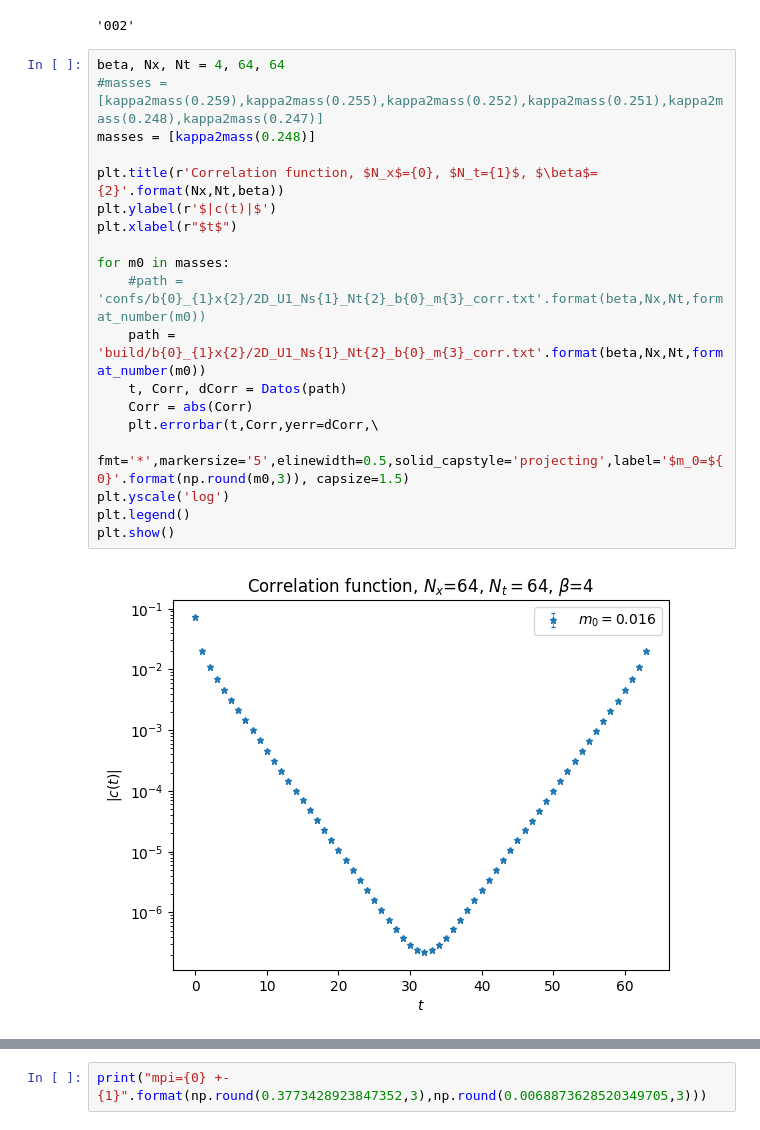
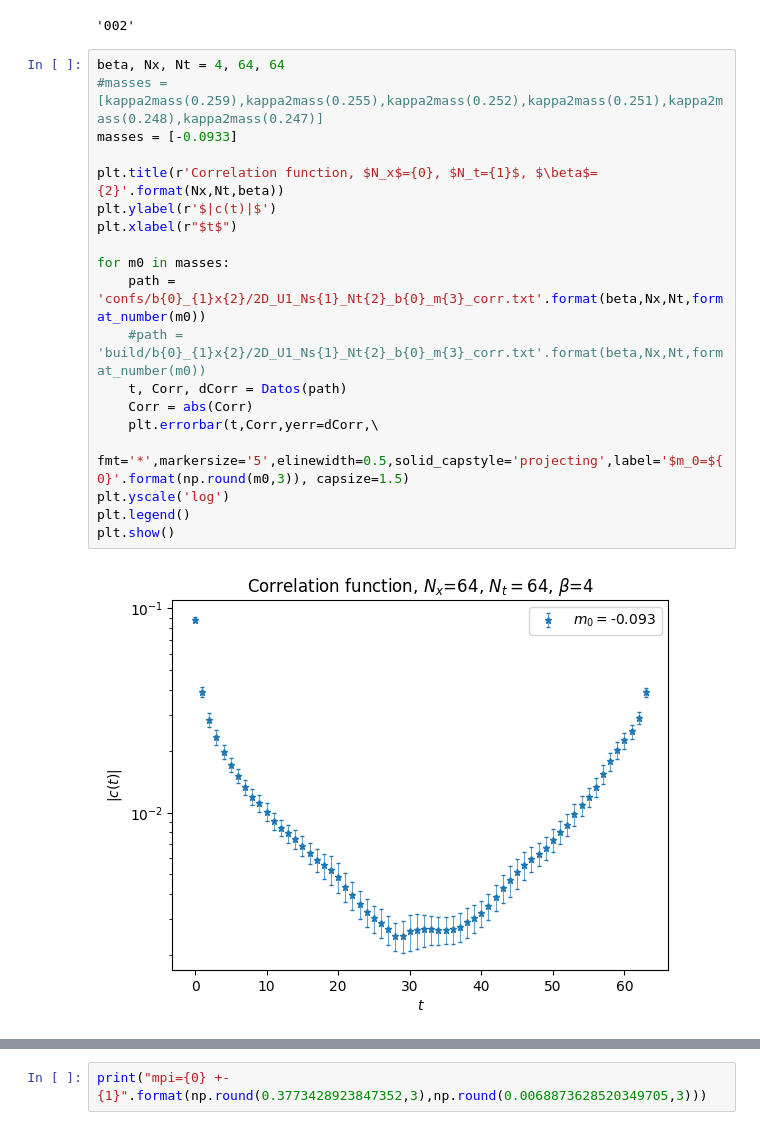
Before and after one commit to Fabian2598/SchwingerModel, a Jupyter notebook: mass_analysis.ipynb, the cells around one changed output, grey strips where cells are left out. Saved outputs shown, nothing was run; the diff lists cells and outputs as text.

```diff
--- a/mass_analysis.ipynb
+++ b/mass_analysis.ipynb
@@ -62,24 +62,24 @@ format_number(kappa2mass(0.248))
 # %%
 beta, Nx, Nt = 4, 64, 64
 #masses = [kappa2mass(0.259),kappa2mass(0.255),kappa2mass(0.252),kappa2mass(0.251),kappa2mass(0.248),kappa2mass(0.247)]
-masses = [kappa2mass(0.248)]
+masses = [-0.0933]
 
 plt.title(r'Correlation function, $N_x$={0}, $N_t={1}$, $\beta$={2}'.format(Nx,Nt,beta))
 plt.ylabel(r'$|c(t)|$')
 plt.xlabel(r"$t$")
 
 for m0 in masses:
-    #path = 'confs/b{0}_{1}x{2}/2D_U1_Ns{1}_Nt{2}_b{0}_m{3}_corr.txt'.format(beta,Nx,Nt,format_number(m0))
-    path = 'build/b{0}_{1}x{2}/2D_U1_Ns{1}_Nt{2}_b{0}_m{3}_corr.txt'.format(beta,Nx,Nt,format_number(m0))
+    path = 'confs/b{0}_{1}x{2}/2D_U1_Ns{1}_Nt{2}_b{0}_m{3}_corr.txt'.format(beta,Nx,Nt,format_number(m0))
+    #path = 'build/b{0}_{1}x{2}/2D_U1_Ns{1}_Nt{2}_b{0}_m{3}_corr.txt'.format(beta,Nx,Nt,format_number(m0))
     t, Corr, dCorr = Datos(path)
     Corr = abs(Corr)
     plt.errorbar(t,Corr,yerr=dCorr,\
         fmt='*',markersize='5',elinewidth=0.5,solid_capstyle='projecting',label='$m_0=${0}'.format(np.round(m0,3)), capsize=1.5)
 plt.yscale('log')
 plt.legend()
 plt.show()
 # %% [output]
-[figure, old version]
+[figure, new version]
 # %%
 for t in range(Nt):
     print('C({0})= {1} +- {2}'.format(t,Corr[t],dCorr[t]))
```
Also changed, not shown: parts of 2 cells of this notebook, 1 other file.
